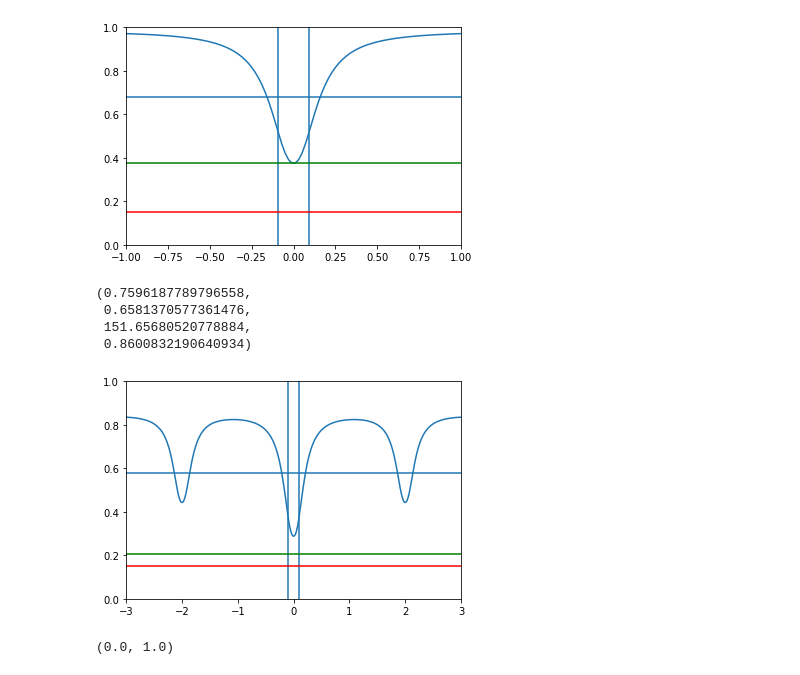
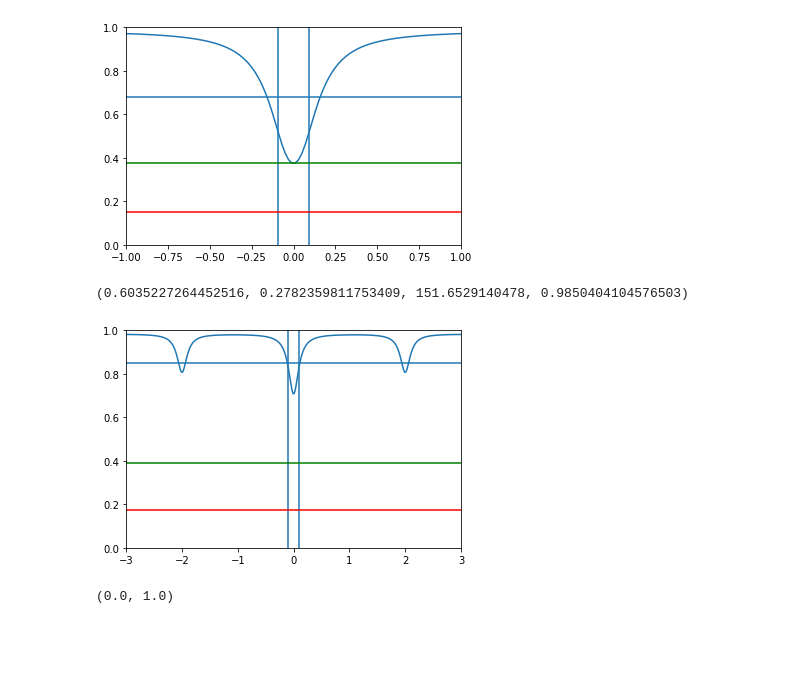
Before and after one commit to StanfordMossbauer/mossbauer_study, a Jupyter notebook: examples/mossbauer_theory.ipynb, the cells around one changed output. Drawn from its saved outputs; the diff is of its cells as text; code cells hidden in the pictures; blank space fills up the shorter version.

```diff
--- a/examples/mossbauer_theory.ipynb
+++ b/examples/mossbauer_theory.ipynb
@@ -355,39 +355,36 @@ vis, (t.max()-t.min())/t.max(), source.mossbauer_photon_rate/1e6,moss.non_resona
 source = CobaltFe()
 source.update_params()
 absorber = alphaFe()
-absorber.thickness_m = 3000e-9
+absorber.thickness_m = 300e-9
 absorber.abundance = 0.95
 absorber.update_params()
 
 moss = Mossbauer(source, absorber)
 
 v = np.linspace(-10,10,1000)
 t = moss.total_transmission_rate1(v)
 norm = moss.source.mossbauer_photon_rate
 
 
 plt.plot(v, t/norm, label = 'Fe')
 
 plt.axhline((1-((t.max()-t.min())/2/t.max()))*moss.non_resonant_attenuation())
 plt.axvline(-(source.Gamma + absorber.Gamma)/2)
 plt.axvline((source.Gamma + absorber.Gamma)/2)
 
 plt.axhline((1 - source.fs)*moss.non_resonant_attenuation(),color = 'r')
 plt.axhline((1 - source.fs*moss.epsilon(absorber.thickness_normalized))*moss.non_resonant_attenuation(),color = 'g')
 
 
 plt.ylim(0,1)
 plt.xlim(-3,3)
 
 
 vis = moss.epsilon(absorber.thickness_normalized)*source.fs
 vis, (t.max()-t.min())/t.max(), source.mossbauer_photon_rate/1e6,moss.non_resonant_attenuation()
 # %% [output]
-(0.7596187789796558,
- 0.6581370577361476,
- 151.65680520778884,
- 0.8600832190640934)
+(0.6035227264452516, 0.2782359811753409, 151.6529140478, 0.9850404104576503)
-[figure, old version]
+[figure, new version]
 # %%
 
 v = np.linspace(-10,10,1000)
```
